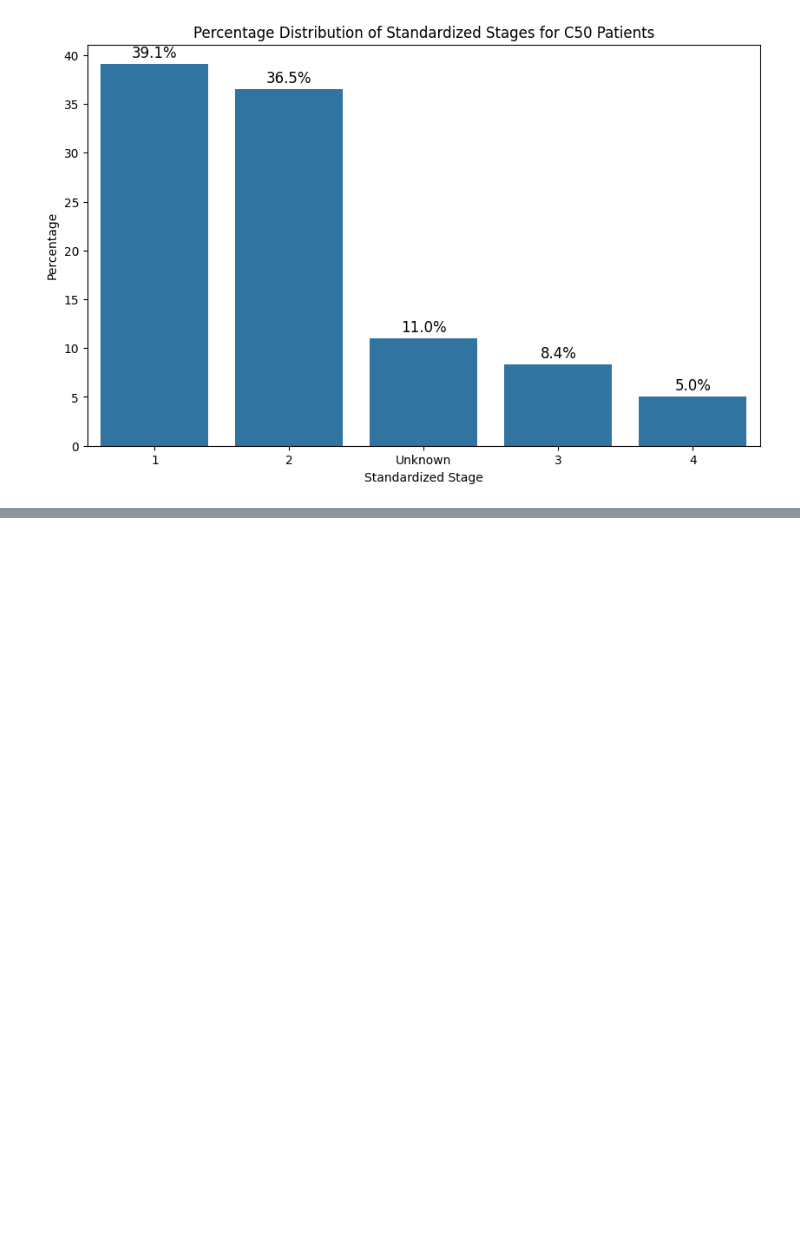
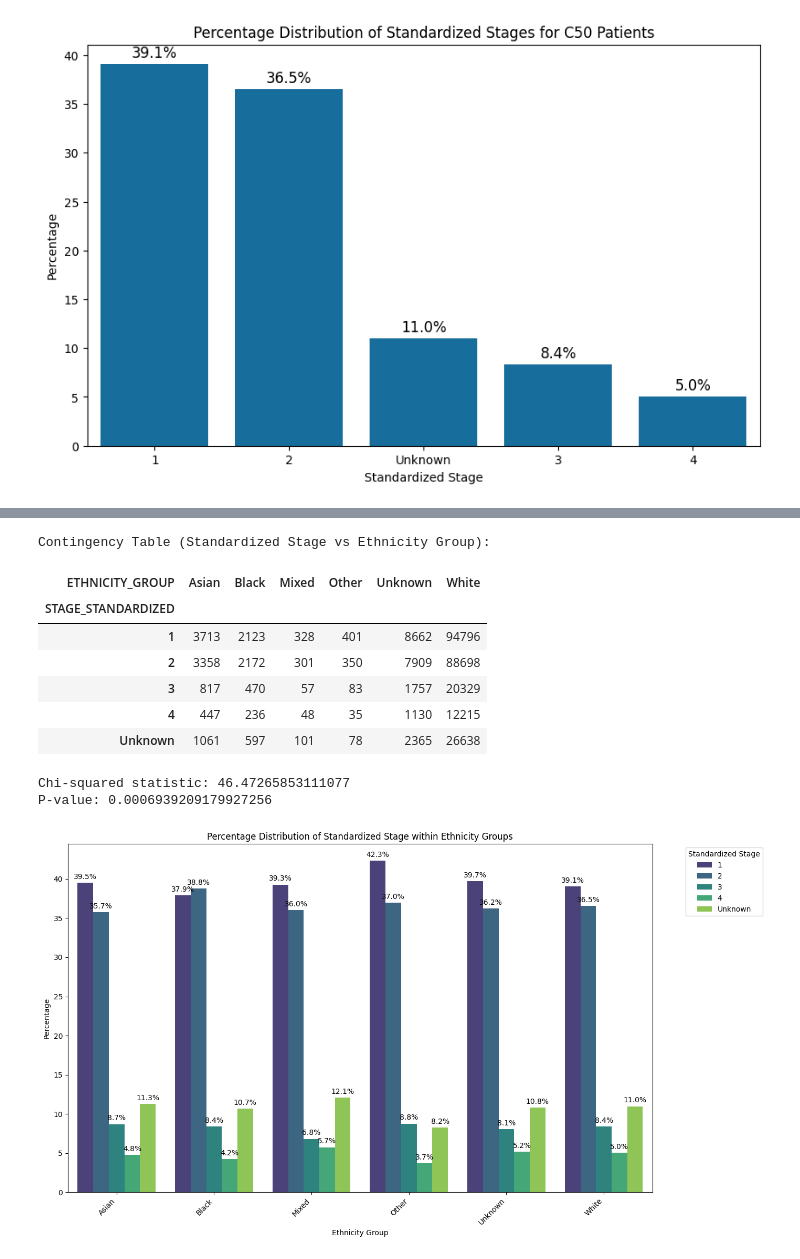
Before and after one commit to SharonOkolo/HDR-UK-Grp-7-Technical-Challenge, a Jupyter notebook: Breast_Cancer_Exploration.ipynb, the cells around one changed output, grey strips where cells are left out. Cells and saved outputs as stored; diff of their text form; code cells hidden in the pictures; blank space fills up the shorter version.

```diff
--- a/Breast_Cancer_Exploration.ipynb
+++ b/Breast_Cancer_Exploration.ipynb
@@ -700,0 +743,51 @@ plt.show()
+# %%
+from scipy.stats import chi2_contingency
+import matplotlib.pyplot as plt
+import seaborn as sns
+import pandas as pd
+
+# Create a contingency table between STAGE_STANDARDIZED and ETHNICITY_GROUP
+contingency_table_stage_ethnicity = pd.crosstab(patient_c50['STAGE_STANDARDIZED'], patient_c50['ETHNICITY_GROUP'])
+
+# Perform the chi-squared test
+chi2_stage_ethnicity, p_stage_ethnicity, dof_stage_ethnicity, expected_stage_ethnicity = chi2_contingency(contingency_table_stage_ethnicity)
+
+print("Contingency Table (Standardized Stage vs Ethnicity Group):")
+display(contingency_table_stage_ethnicity)
+print(f"\nChi-squared statistic: {chi2_stage_ethnicity}")
+print(f"P-value: {p_stage_ethnicity}")
+
+# Calculate percentages within each ethnicity group
+contingency_table_percentage = contingency_table_stage_ethnicity.div(contingency_table_stage_ethnicity.sum(axis=0), axis=1) * 100
+
+# Prepare data for seaborn barplot
+df_percentage = contingency_table_percentage.T.reset_index()
+df_percentage = df_percentage.melt(id_vars='ETHNICITY_GROUP', var_name='Standardized Stage', value_name='Percentage')
+
+plt.figure(figsize=(14, 8)) # Increased figure size for better readability
+ax = sns.barplot(x='ETHNICITY_GROUP', y='Percentage', hue='Standardized Stage', data=df_percentage, palette='viridis', width=0.8) # Adjusted width
+
+plt.title('Percentage Distribution of Standardized Stage within Ethnicity Groups')
+plt.xlabel('Ethnicity Group')
+plt.ylabel('Percentage')
+plt.xticks(rotation=45, ha='right')
+plt.legend(title='Standardized Stage', bbox_to_anchor=(1.05, 1), loc='upper left')
+plt.tight_layout()
+
+# Add percentage labels
+for container in ax.containers:
+    ax.bar_label(container, fmt='%.1f%%', label_type='edge', padding=3)
+
+plt.show()
+# %% [output]
+Contingency Table (Standardized Stage vs Ethnicity Group):
+| ETHNICITY_GROUP | Asian | Black | Mixed | Other | Unknown | White |
+| STAGE_STANDARDIZED |  |  |  |  |  |  |
+| 1 | 3713 | 2123 | 328 | 401 | 8662 | 94796 |
+| 2 | 3358 | 2172 | 301 | 350 | 7909 | 88698 |
+| 3 | 817 | 470 | 57 | 83 | 1757 | 20329 |
+| 4 | 447 | 236 | 48 | 35 | 1130 | 12215 |
+| Unknown | 1061 | 597 | 101 | 78 | 2365 | 26638 |
+Chi-squared statistic: 46.47265853111077
+P-value: 0.0006939209179927256
+[figure, added]
```
Also changed, not shown: parts of 6 cells of this notebook.
